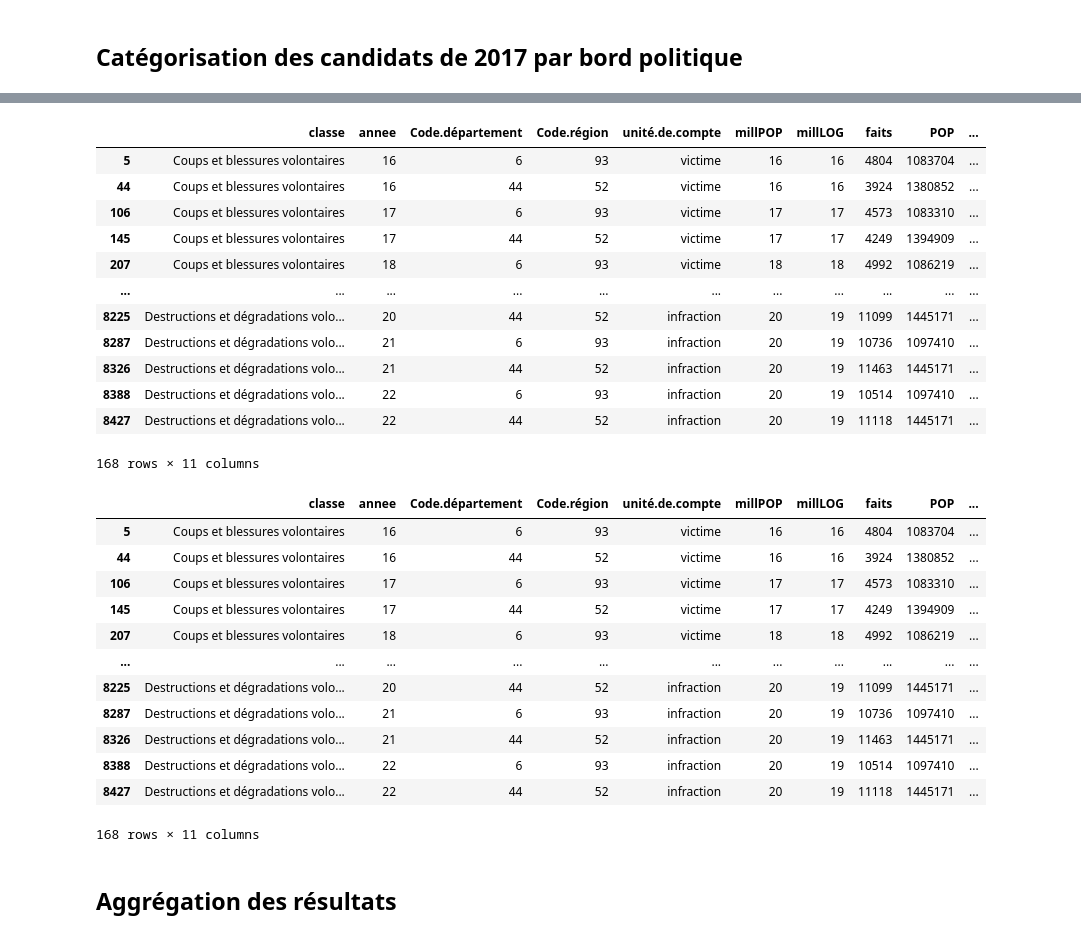
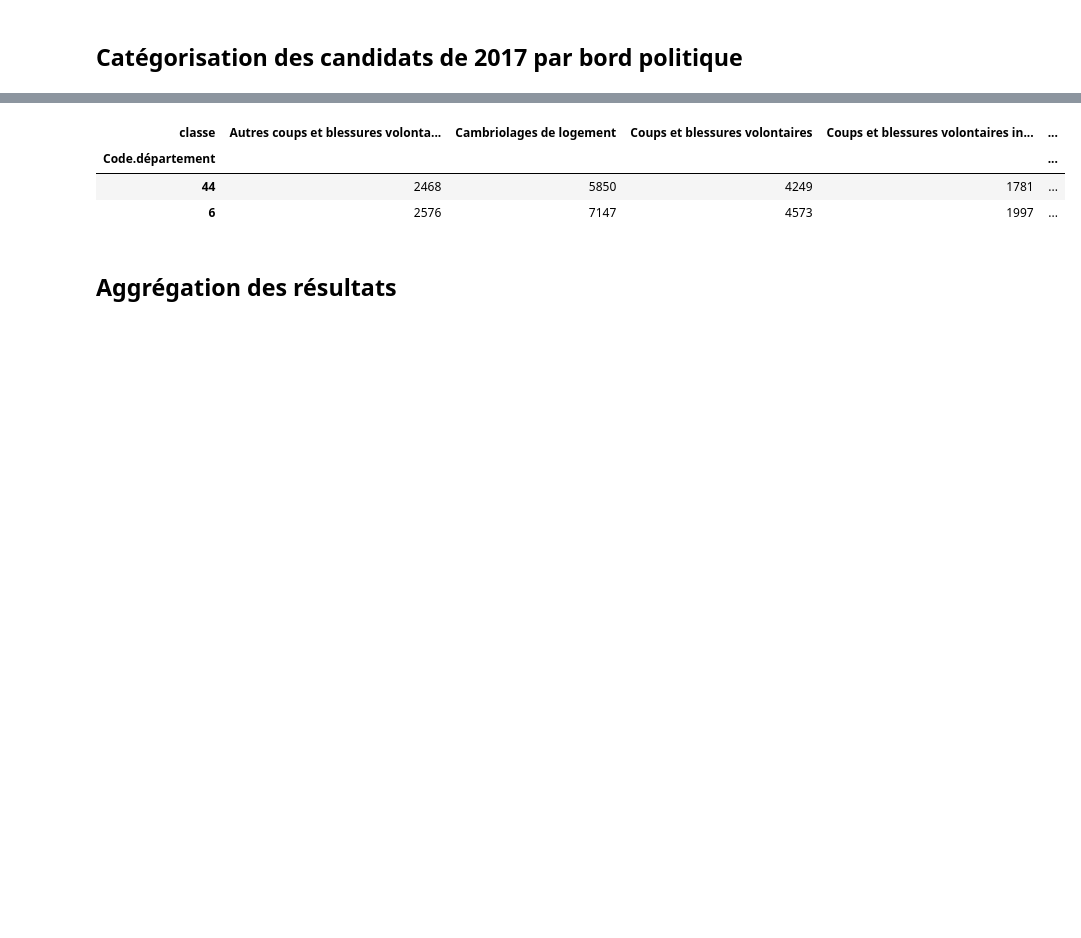
Before and after one commit to CinquinAndy/i1-mspr-data, a Jupyter notebook: Notebook_visu_graphs.ipynb, the cells around one changed output, grey strips where cells are left out. Saved outputs shown, nothing was run; the diff lists cells and outputs as text; code cells hidden in the pictures; blank space fills up the shorter version.

```diff
--- a/Notebook_visu_graphs.ipynb
+++ b/Notebook_visu_graphs.ipynb
@@ -598,39 +586,24 @@ total_candidates
 # %%
 donnes_securite_dept = pd.read_csv("./data/donnee-securité.csv",
                                    sep=';')
 # Filtrer les données de sécurité sur lles départements 44 et 06
 donnees_securite_44_06 = donnes_securite_dept[
  (donnes_securite_dept['Code.département'] == '6') | (donnes_securite_dept['Code.département'] == '06') | (
                 donnes_securite_dept['Code.département'] == '44')]
 
-display(donnees_securite_44_06)
-display(donnees_securite_44_06)
+donnees_securite_44_06 = donnees_securite_44_06[(donnees_securite_44_06['annee'] == 17)]
+
+
+
+# Faire pivoter les données pour obtenir un DataFrame avec un département par ligne et une colonne par catégorie
+df_pivot = donnees_securite_44_06.pivot_table(index='Code.département', columns='classe', values='faits', aggfunc='sum')
+
+# Afficher le DataFrame pivoté
+display(df_pivot)
 # %% [output]
-|  | classe | annee | Code.département | Code.région | unité.de.compte | millPOP | millLOG | faits | POP | ... |
-| 5 | Coups et blessures volontaires | 16 | 6 | 93 | victime | 16 | 16 | 4804 | 1083704 | ... |
-| 44 | Coups et blessures volontaires | 16 | 44 | 52 | victime | 16 | 16 | 3924 | 1380852 | ... |
-| 106 | Coups et blessures volontaires | 17 | 6 | 93 | victime | 17 | 17 | 4573 | 1083310 | ... |
-| 145 | Coups et blessures volontaires | 17 | 44 | 52 | victime | 17 | 17 | 4249 | 1394909 | ... |
-| 207 | Coups et blessures volontaires | 18 | 6 | 93 | victime | 18 | 18 | 4992 | 1086219 | ... |
-| ... | ... | ... | ... | ... | ... | ... | ... | ... | ... | ... |
-| 8225 | Destructions et dégradations volo... | 20 | 44 | 52 | infraction | 20 | 19 | 11099 | 1445171 | ... |
-| 8287 | Destructions et dégradations volo... | 21 | 6 | 93 | infraction | 20 | 19 | 10736 | 1097410 | ... |
-| 8326 | Destructions et dégradations volo... | 21 | 44 | 52 | infraction | 20 | 19 | 11463 | 1445171 | ... |
-| 8388 | Destructions et dégradations volo... | 22 | 6 | 93 | infraction | 20 | 19 | 10514 | 1097410 | ... |
-| 8427 | Destructions et dégradations volo... | 22 | 44 | 52 | infraction | 20 | 19 | 11118 | 1445171 | ... |
+| classe | Autres coups et blessures volonta... | Cambriolages de logement | Coups et blessures volontaires | Coups et blessures volontaires in... | ... |
+| Code.département |  |  |  |  | ... |
+| 44 | 2468 | 5850 | 4249 | 1781 | ... |
+| 6 | 2576 | 7147 | 4573 | 1997 | ... |
-168 rows × 11 columns
-|  | classe | annee | Code.département | Code.région | unité.de.compte | millPOP | millLOG | faits | POP | ... |
-| 5 | Coups et blessures volontaires | 16 | 6 | 93 | victime | 16 | 16 | 4804 | 1083704 | ... |
-| 44 | Coups et blessures volontaires | 16 | 44 | 52 | victime | 16 | 16 | 3924 | 1380852 | ... |
-| 106 | Coups et blessures volontaires | 17 | 6 | 93 | victime | 17 | 17 | 4573 | 1083310 | ... |
-| 145 | Coups et blessures volontaires | 17 | 44 | 52 | victime | 17 | 17 | 4249 | 1394909 | ... |
-| 207 | Coups et blessures volontaires | 18 | 6 | 93 | victime | 18 | 18 | 4992 | 1086219 | ... |
-| ... | ... | ... | ... | ... | ... | ... | ... | ... | ... | ... |
-| 8225 | Destructions et dégradations volo... | 20 | 44 | 52 | infraction | 20 | 19 | 11099 | 1445171 | ... |
-| 8287 | Destructions et dégradations volo... | 21 | 6 | 93 | infraction | 20 | 19 | 10736 | 1097410 | ... |
-| 8326 | Destructions et dégradations volo... | 21 | 44 | 52 | infraction | 20 | 19 | 11463 | 1445171 | ... |
-| 8388 | Destructions et dégradations volo... | 22 | 6 | 93 | infraction | 20 | 19 | 10514 | 1097410 | ... |
-| 8427 | Destructions et dégradations volo... | 22 | 44 | 52 | infraction | 20 | 19 | 11118 | 1445171 | ... |
-168 rows × 11 columns
 # %% [markdown]
 ## Aggrégation des résultats
```
Also changed, not shown: parts of 14 cells of this notebook, 2 other files.
